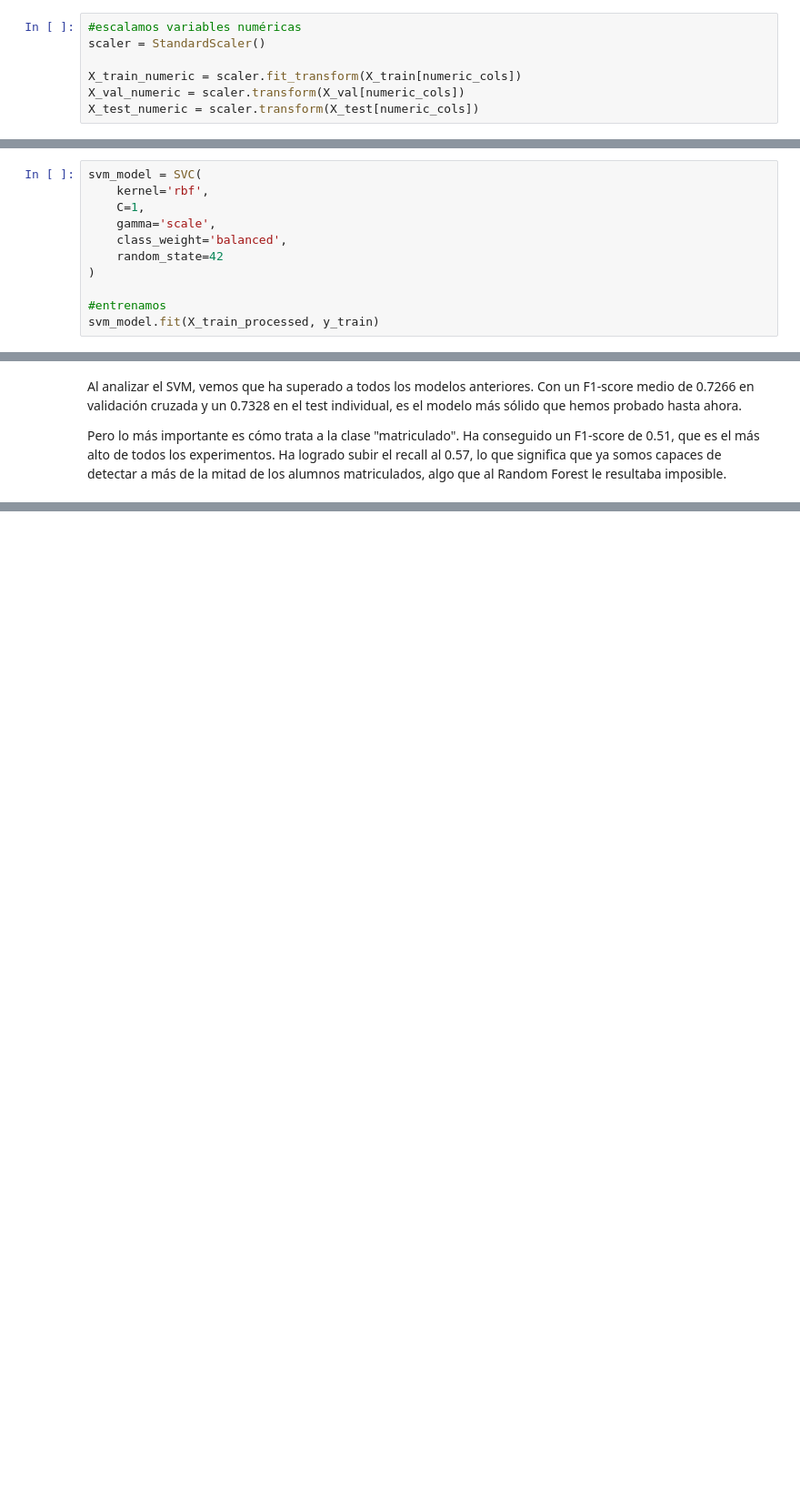
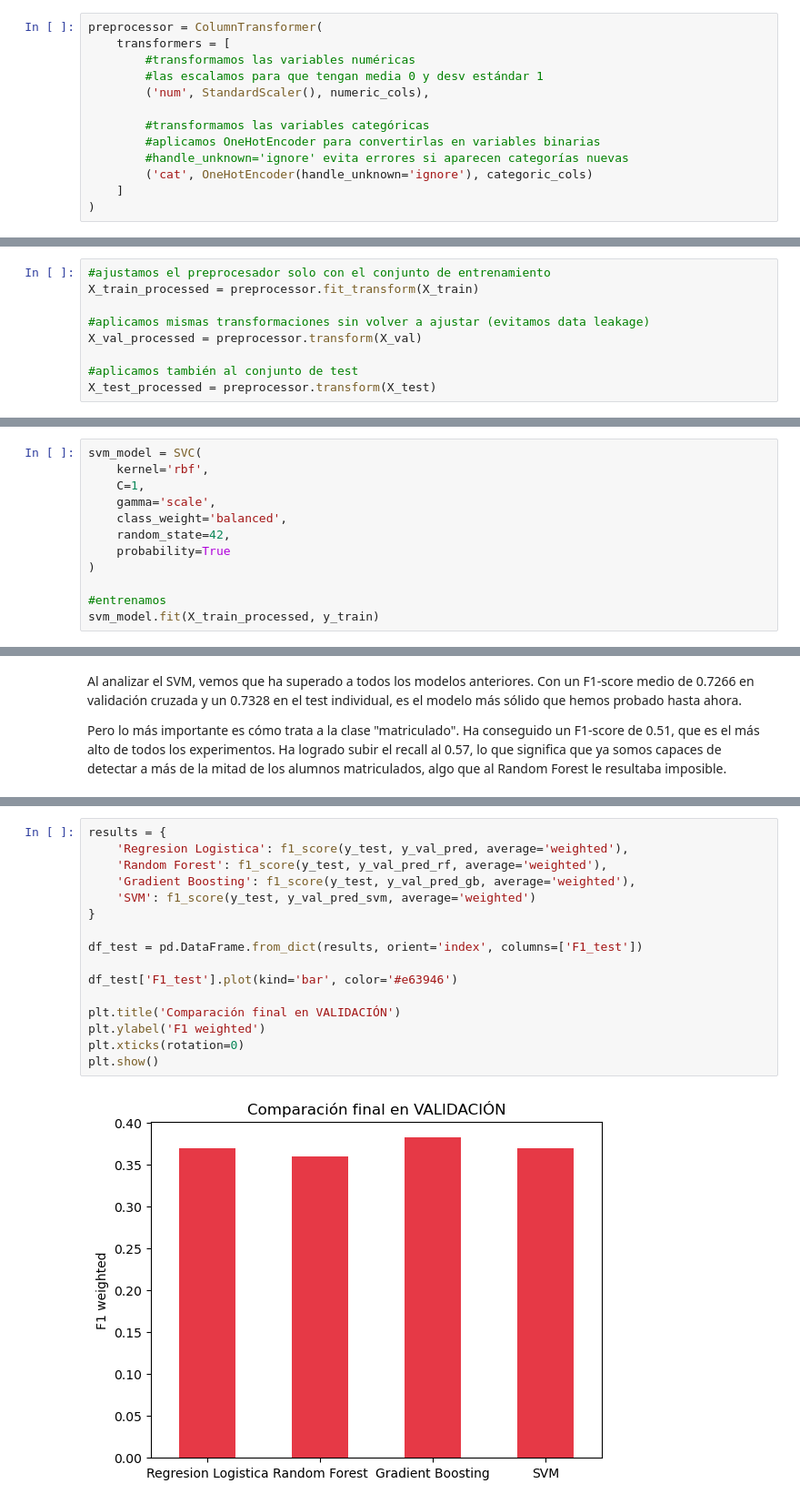
Before and after one commit to ssanchezguillan/proyecto-Machine-Learning, a Jupyter notebook: clasificacion.ipynb, the cells around one changed output, grey strips where cells are left out. Shown at 91% size. Drawn from its saved outputs; the diff is of its cells as text; blank space fills up the shorter version.

```diff
--- a/clasificacion.ipynb
+++ b/clasificacion.ipynb
@@ -123,7 +129,13 @@ categoric_cols = X.select_dtypes(include=['object']).columns
 # %%
-#escalamos variables numéricas
-scaler = StandardScaler()
+preprocessor = ColumnTransformer(
+    transformers = [
+        #transformamos las variables numéricas
+        #las escalamos para que tengan media 0 y desv estándar 1
+        ('num', StandardScaler(), numeric_cols),
 
-X_train_numeric = scaler.fit_transform(X_train[numeric_cols])
-X_val_numeric = scaler.transform(X_val[numeric_cols])
-X_test_numeric = scaler.transform(X_test[numeric_cols])
+        #transformamos las variables categóricas
+        #aplicamos OneHotEncoder para convertirlas en variables binarias
+        #handle_unknown='ignore' evita errores si aparecen categorías nuevas
+        ('cat', OneHotEncoder(handle_unknown='ignore'), categoric_cols)
+    ]
+)
@@ -142,3 +142,12 @@ X_test_processed = hstack([X_test_numeric, X_test_categoric])
+# %%
+#ajustamos el preprocesador solo con el conjunto de entrenamiento
+X_train_processed = preprocessor.fit_transform(X_train)
+
+#aplicamos mismas transformaciones sin volver a ajustar (evitamos data leakage)
+X_val_processed = preprocessor.transform(X_val)
+
+#aplicamos también al conjunto de test
+X_test_processed = preprocessor.transform(X_test)
 # %% [markdown]
 REGRESIÓN LOGÍSTICA
 # %%
@@ -500,7 +512,8 @@ svm_model = SVC(
     C=1,
     gamma='scale',
     class_weight='balanced',
-    random_state=42
+    random_state=42,
+    probability=True
 )
 
 #entrenamos
@@ -600,0 +615,18 @@ Pero lo más importante es cómo trata a la clase "matriculado". Ha conseguido u
+# %%
+results = {
+    'Regresion Logistica': f1_score(y_test, y_val_pred, average='weighted'),
+    'Random Forest': f1_score(y_test, y_val_pred_rf, average='weighted'),
+    'Gradient Boosting': f1_score(y_test, y_val_pred_gb, average='weighted'),
+    'SVM': f1_score(y_test, y_val_pred_svm, average='weighted')
+}
+
+df_test = pd.DataFrame.from_dict(results, orient='index', columns=['F1_test'])
+
+df_test['F1_test'].plot(kind='bar', color='#e63946')
+
+plt.title('Comparación final en VALIDACIÓN')
+plt.ylabel('F1 weighted')
+plt.xticks(rotation=0)
+plt.show()
+# %% [output]
+[figure, added]
```
Also changed, not shown: parts of 31 cells of this notebook, 1 other file.
